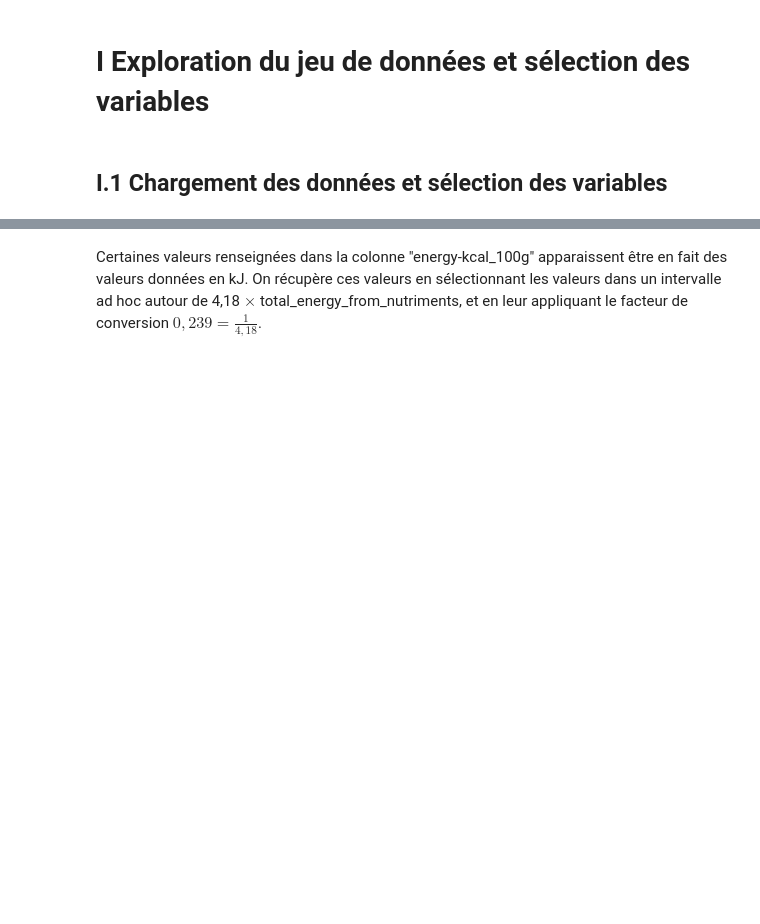
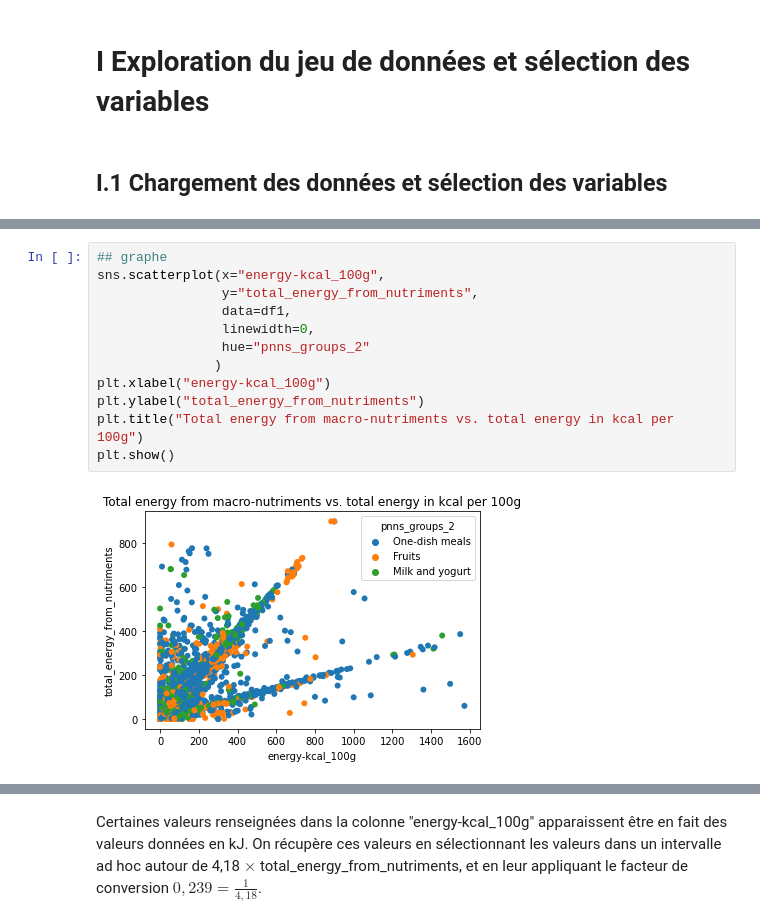
Before and after one commit to OlivierLegrand/P7, a Jupyter notebook: P3/PSanté_notebookpresentation.ipynb, the cells around one changed output, grey strips where cells are left out. Saved outputs shown, nothing was run; the diff lists cells and outputs as text; blank space fills up the shorter version.

```diff
--- a/P3/PSanté_notebookpresentation.ipynb
+++ b/P3/PSanté_notebookpresentation.ipynb
@@ -118,0 +171,14 @@ NameError: name 'df_app1' is not defined
+# %%
+## graphe
+sns.scatterplot(x="energy-kcal_100g",
+                y="total_energy_from_nutriments",
+                data=df1,
+                linewidth=0,
+                hue="pnns_groups_2"
+               )
+plt.xlabel("energy-kcal_100g")
+plt.ylabel("total_energy_from_nutriments")
+plt.title("Total energy from macro-nutriments vs. total energy in kcal per 100g")
+plt.show()
+# %% [output]
+[figure, added]
```
Also changed, not shown: parts of 104 cells of this notebook.
